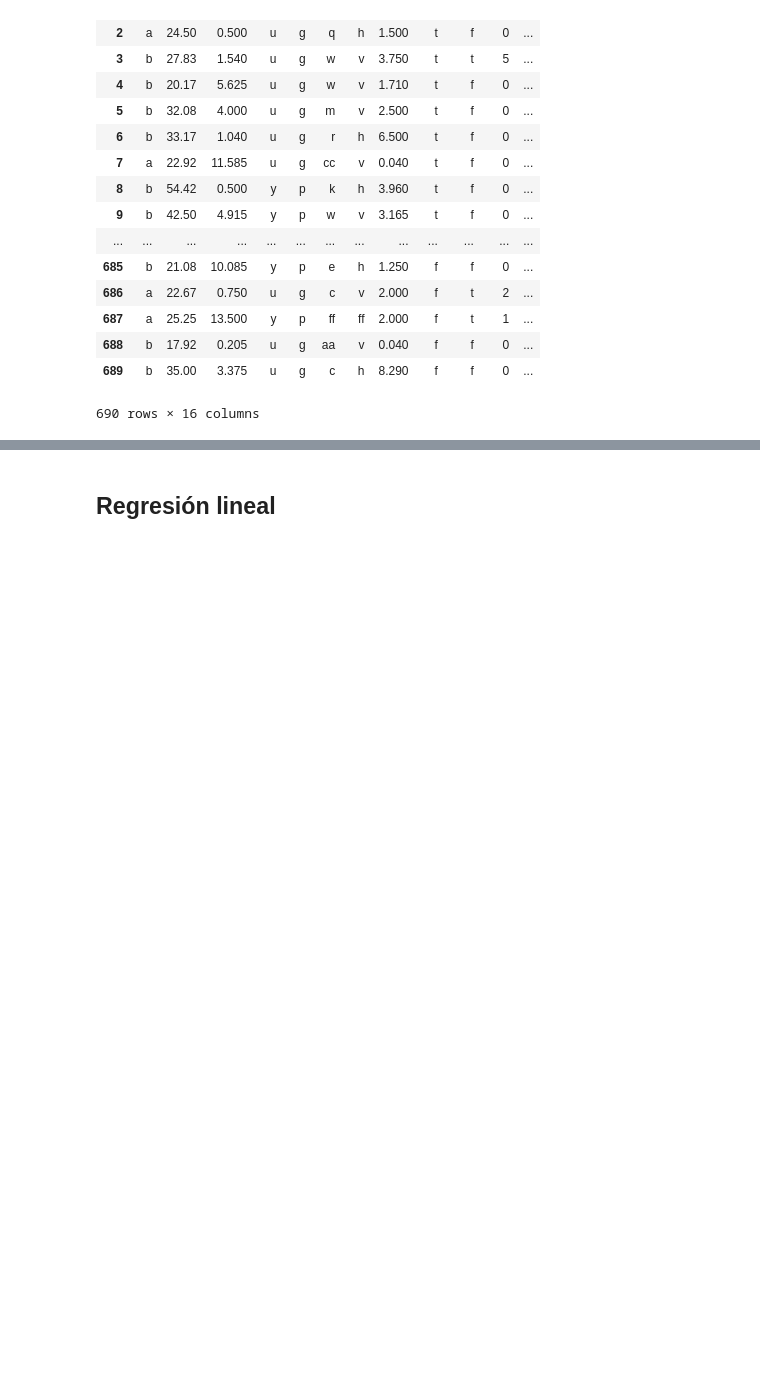
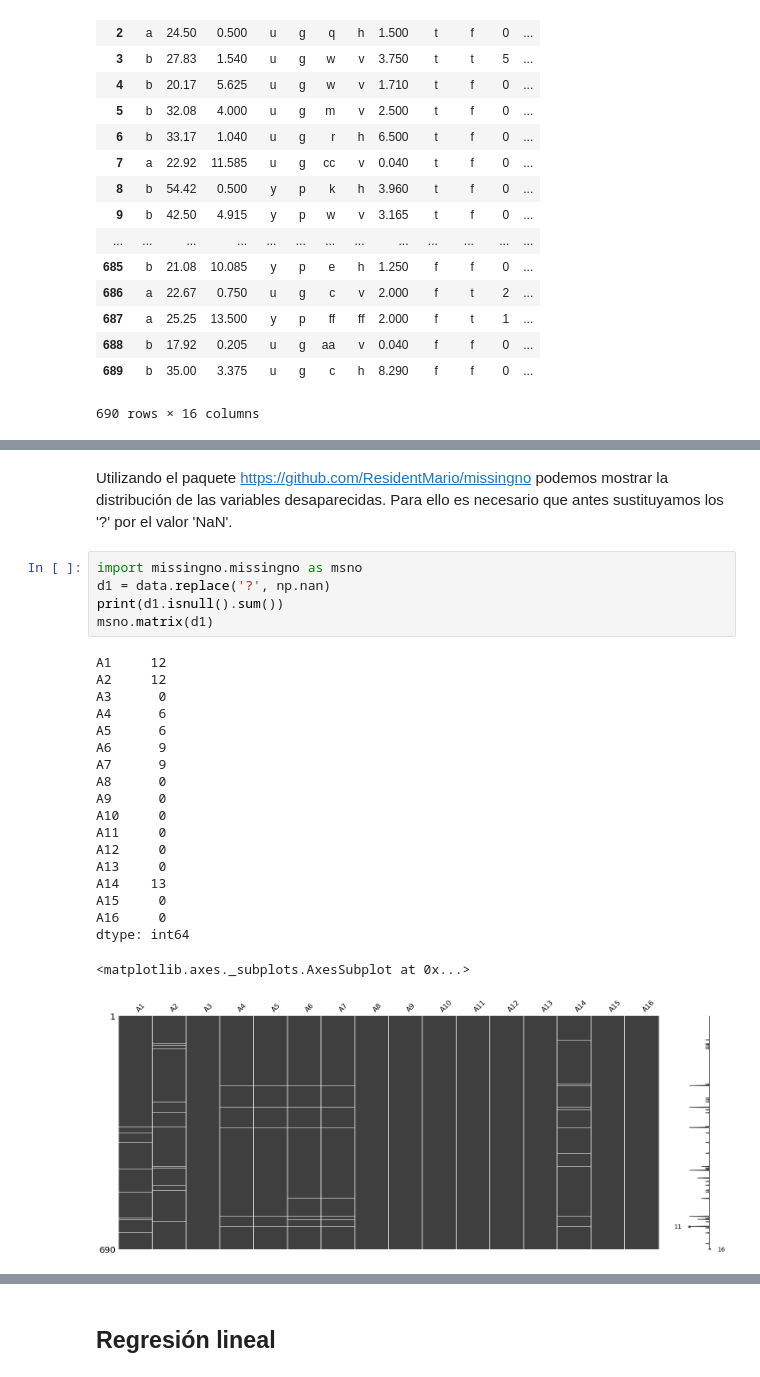
Before and after one commit to arturobp3/Machine_Learning, a Jupyter notebook: Proyecto/Proyecto.ipynb, the cells around one changed output, grey strips where cells are left out. Cells and saved outputs as stored; diff of their text form; blank space fills up the shorter version.

Commit message:
Ordenada y comentada parte de las variables desaparecidas (falta la explciación inicial del proyecto)

```diff
--- a/Proyecto/Proyecto.ipynb
+++ b/Proyecto/Proyecto.ipynb
@@ -34,0 +78,27 @@ data
+# %% [markdown]
+Utilizando el paquete https://github.com/ResidentMario/missingno podemos mostrar la distribución de las variables desaparecidas. Para ello es necesario que antes sustituyamos los '?' por el valor 'NaN'.
+# %%
+import missingno.missingno as msno
+d1 = data.replace('?', np.nan)
+print(d1.isnull().sum())
+msno.matrix(d1)
+# %% [output]
+A1     12
+A2     12
+A3      0
+A4      6
+A5      6
+A6      9
+A7      9
+A8      0
+A9      0
+A10     0
+A11     0
+A12     0
+A13     0
+A14    13
+A15     0
+A16     0
+dtype: int64
+<matplotlib.axes._subplots.AxesSubplot at 0x...>
+[figure, added]
```
Also changed, not shown: parts of 16 cells of this notebook.
